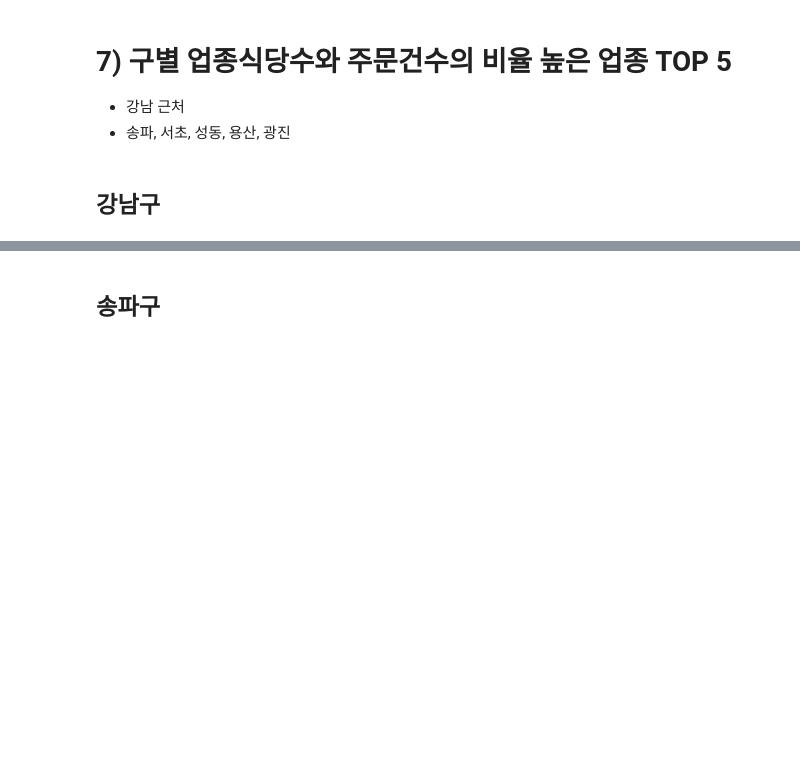
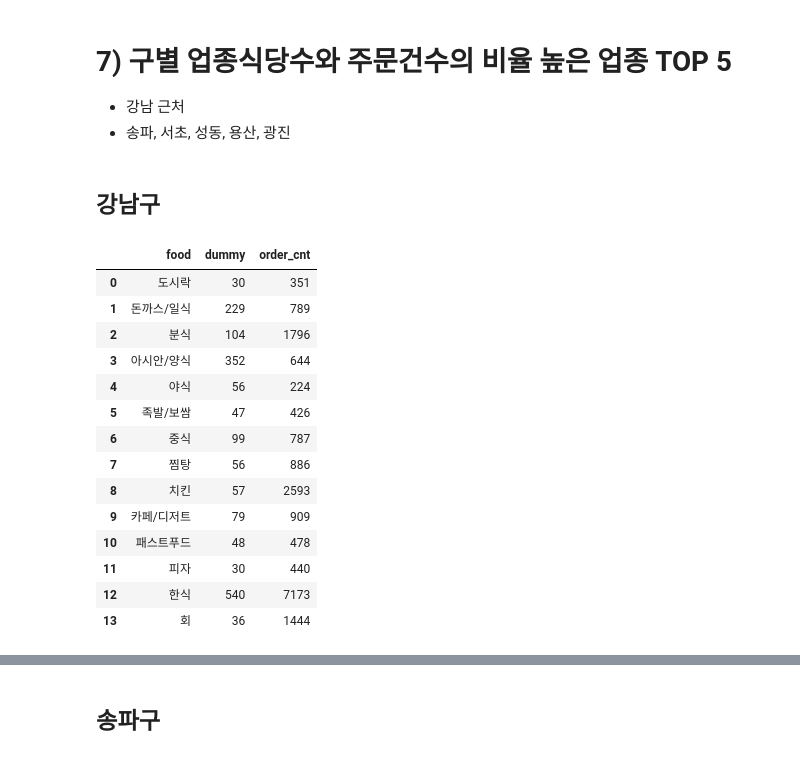
Before and after one commit to sangchun1/sales_project, a Jupyter notebook: data_analysis/seoul_delievery_analysis.ipynb, the cells around one changed output, grey strips where cells are left out. Cells and saved outputs as stored; diff of their text form; code cells hidden in the pictures; blank space fills up the shorter version.

```diff
--- a/data_analysis/seoul_delievery_analysis.ipynb
+++ b/data_analysis/seoul_delievery_analysis.ipynb
@@ -1422,2 +1395,34 @@ dfi.export(df_food_r_c_low, "./plot/치킨 평점 낮게 준 구 TOP 5 테이블
 # %% [markdown]
 ## 강남구
+# %%
+# 자치구 선정
+user_gu = '강남구'
+# %%
+order_cnt_gn = df_order[df_order['gu']==user_gu].drop(['gu'], axis=1).groupby('food').sum() # 업종별 주문건수
+place_cnt_gn = df_gu[df_gu['gu']==user_gu].drop(['gu'], axis=1).groupby('food').count()     # 업종별 식당수
+# %%
+# 인덱스 새로 생성
+order_cnt_gn.reset_index(inplace=True)
+place_cnt_gn.reset_index(inplace=True)
+# %%
+# 데이터 프레임 합치기
+place_order_gn = pd.merge(place_cnt_gn, order_cnt_gn, on='food', how='left')
+# %%
+# 데이터 확인
+place_order_gn
+# %% [output]
+|  | food | dummy | order_cnt |
+| 0 | 도시락 | 30 | 351 |
+| 1 | 돈까스/일식 | 229 | 789 |
+| 2 | 분식 | 104 | 1796 |
+| 3 | 아시안/양식 | 352 | 644 |
+| 4 | 야식 | 56 | 224 |
+| 5 | 족발/보쌈 | 47 | 426 |
+| 6 | 중식 | 99 | 787 |
+| 7 | 찜탕 | 56 | 886 |
+| 8 | 치킨 | 57 | 2593 |
+| 9 | 카페/디저트 | 79 | 909 |
+| 10 | 패스트푸드 | 48 | 478 |
+| 11 | 피자 | 30 | 440 |
+| 12 | 한식 | 540 | 7173 |
+| 13 | 회 | 36 | 1444 |
```
Also changed, not shown: parts of 65 cells of this notebook, 7 other files.
